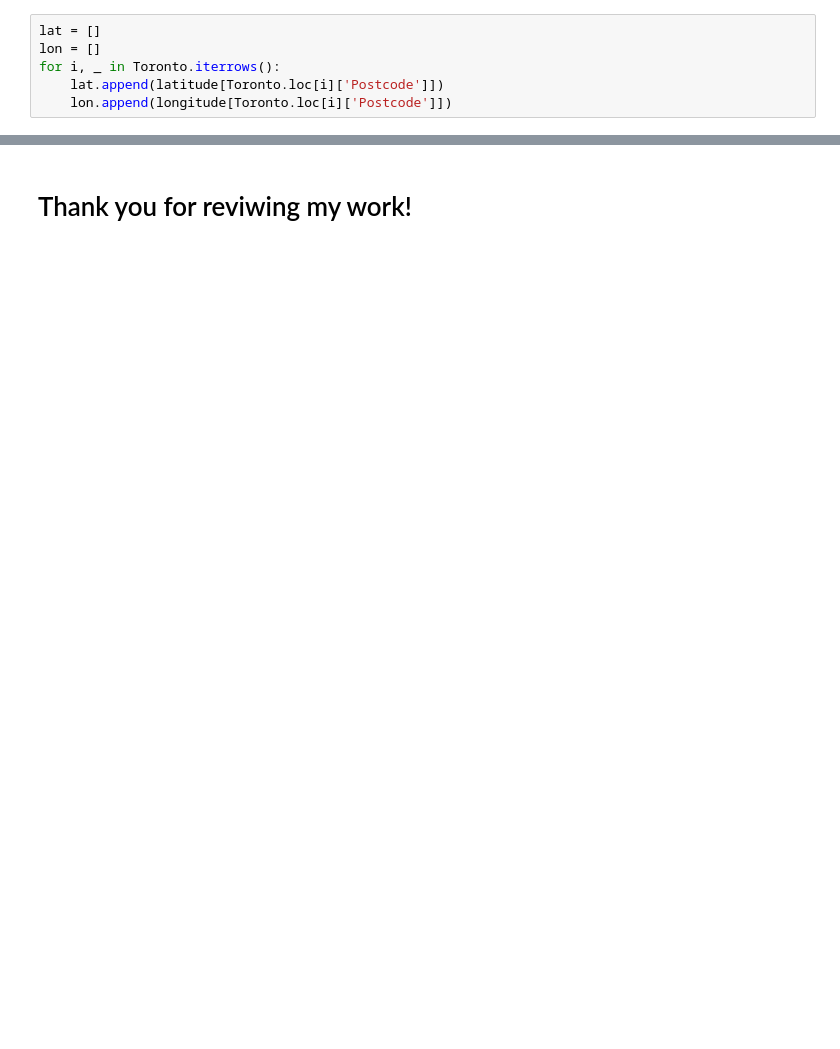
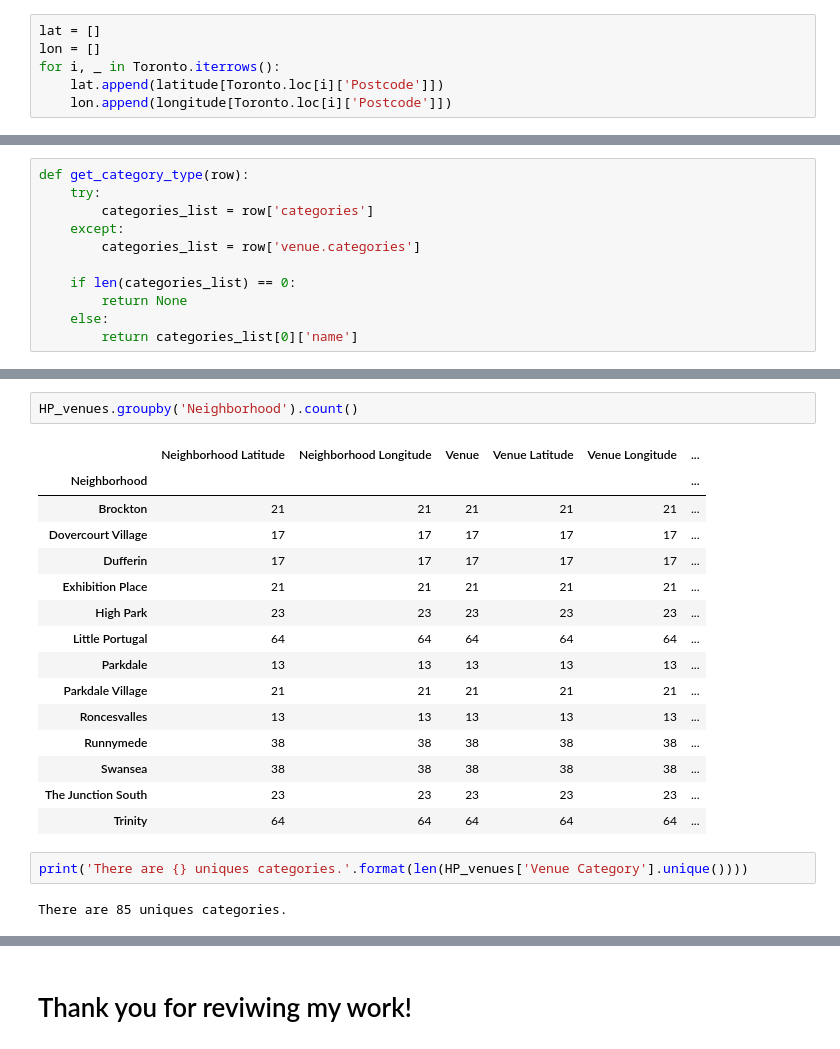
Before and after one commit to unixdev0/DataScience, a Jupyter notebook: Applied Data Science - Capstone.ipynb, the cells around one changed output, grey strips where cells are left out. Saved outputs shown, nothing was run; the diff lists cells and outputs as text; blank space fills up the shorter version.

```diff
--- a/Applied Data Science - Capstone.ipynb
+++ b/Applied Data Science - Capstone.ipynb
@@ -172,0 +318,11 @@ Toronto.head()
+# %%
+def get_category_type(row):
+    try:
+        categories_list = row['categories']
+    except:
+        categories_list = row['venue.categories']
+
+    if len(categories_list) == 0:
+        return None
+    else:
+        return categories_list[0]['name']
@@ -172,0 +427,22 @@ Toronto.head()
+# %%
+HP_venues.groupby('Neighborhood').count()
+# %% [output]
+|  | Neighborhood Latitude | Neighborhood Longitude | Venue | Venue Latitude | Venue Longitude | ... |
+| Neighborhood |  |  |  |  |  | ... |
+| Brockton | 21 | 21 | 21 | 21 | 21 | ... |
+| Dovercourt Village | 17 | 17 | 17 | 17 | 17 | ... |
+| Dufferin | 17 | 17 | 17 | 17 | 17 | ... |
+| Exhibition Place | 21 | 21 | 21 | 21 | 21 | ... |
+| High Park | 23 | 23 | 23 | 23 | 23 | ... |
+| Little Portugal | 64 | 64 | 64 | 64 | 64 | ... |
+| Parkdale | 13 | 13 | 13 | 13 | 13 | ... |
+| Parkdale Village | 21 | 21 | 21 | 21 | 21 | ... |
+| Roncesvalles | 13 | 13 | 13 | 13 | 13 | ... |
+| Runnymede | 38 | 38 | 38 | 38 | 38 | ... |
+| Swansea | 38 | 38 | 38 | 38 | 38 | ... |
+| The Junction South | 23 | 23 | 23 | 23 | 23 | ... |
+| Trinity | 64 | 64 | 64 | 64 | 64 | ... |
+# %%
+print('There are {} uniques categories.'.format(len(HP_venues['Venue Category'].unique())))
+# %% [output]
+There are 85 uniques categories.
```
Also changed, not shown: parts of 41 cells of this notebook.
